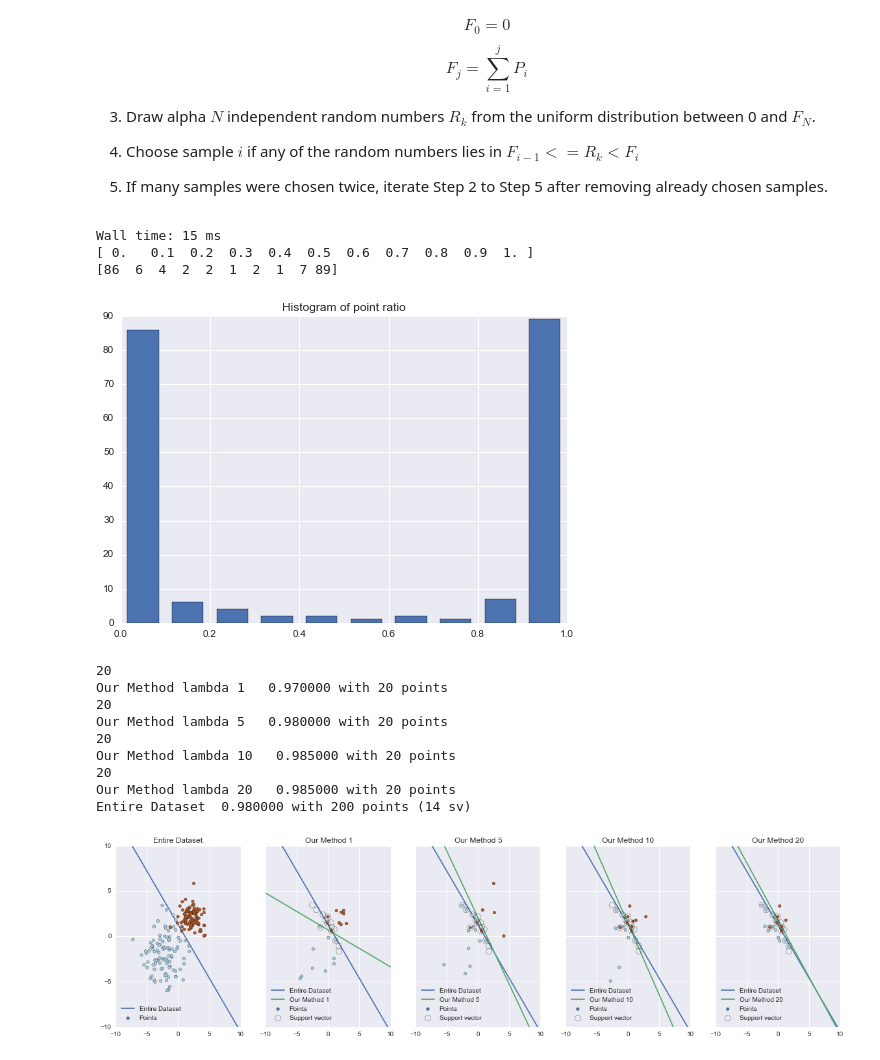
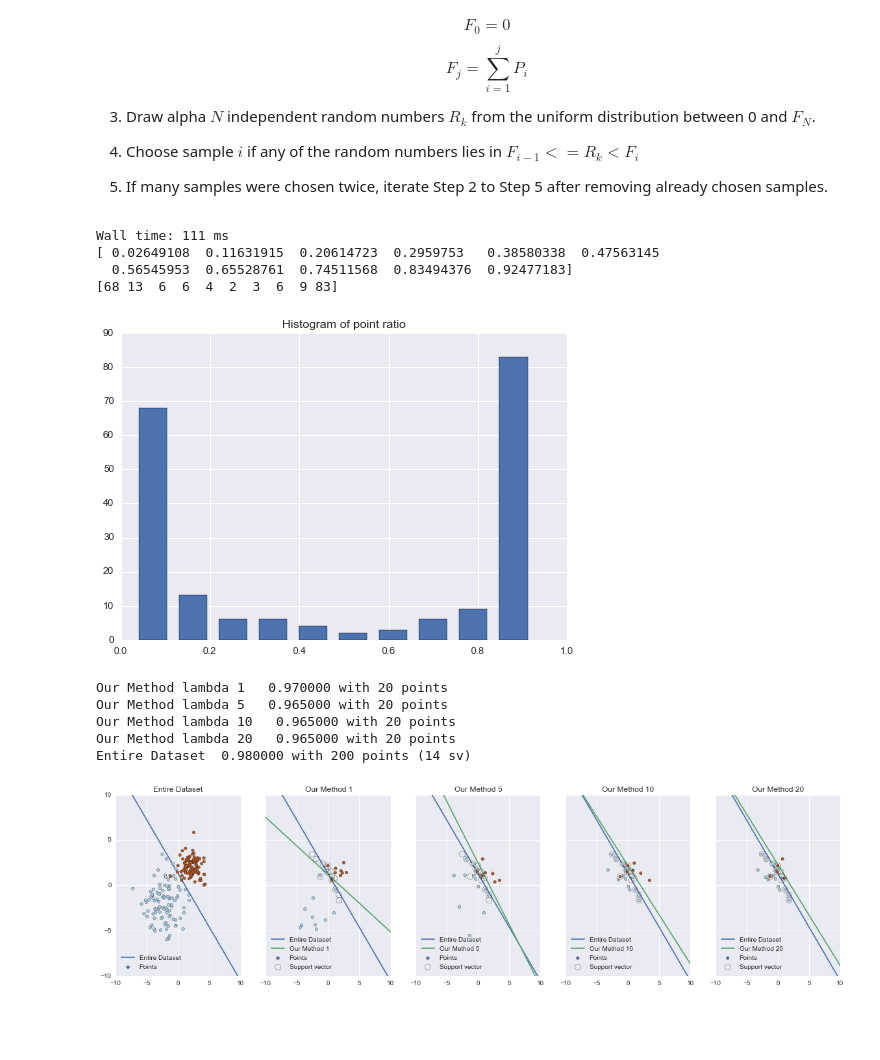
Before and after one commit to jkirsch/hashbucketscreening, a Jupyter notebook: docs/Bucket screening - Biased Sampling.ipynb, the cells around one changed output. Cells and saved outputs as stored; diff of their text form; code cells hidden in the pictures; blank space fills up the shorter version.

```diff
--- a/docs/Bucket screening - Biased Sampling.ipynb
+++ b/docs/Bucket screening - Biased Sampling.ipynb
@@ -248,20 +248,21 @@ from sklearn import preprocessing
 
 # = preprocessing.scale(X)
 # %%
-screen = BucketScreening(6, X.shape[1], hashes=10, bias=True, uniform=True, mode='pos')
+screen = BucketScreening(2, X.shape[1], hashes=100, bias=True, uniform=True, mode='pos')
 
 # 6, 100
 # good 5 bits, hashes 100
 
 %time screen.screen(X,Y)
 
 reducedX, reducedY = screen.filter(X,Y, min=0.5,max=1)
 screen.plotHistogram()
 # %% [output]
-Wall time: 15 ms
-[ 0.   0.1  0.2  0.3  0.4  0.5  0.6  0.7  0.8  0.9  1. ]
-[86  6  4  2  2  1  2  1  7 89]
+Wall time: 111 ms
+[ 0.02649108  0.11631915  0.20614723  0.2959753   0.38580338  0.47563145
+  0.56545953  0.65528761  0.74511568  0.83494376  0.92477183]
+[68 13  6  6  4  2  3  6  9 83]
-[figure, old version]
+[figure, new version]
 # %%
 # Now compute P_i for each point
 # train svm on the entire data
@@ -321,13 +322,9 @@ ax1.legend(loc='lower left')
 #ax1.show()
 print('Entire Dataset  %f with %d points (%d sv)'% (entire.score(X,Y),X.shape[0], entire.support_vectors_.shape[0]))
 # %% [output]
-20
 Our Method lambda 1   0.970000 with 20 points
-20
-Our Method lambda 5   0.980000 with 20 points
-20
-Our Method lambda 10   0.985000 with 20 points
-20
-Our Method lambda 20   0.985000 with 20 points
+Our Method lambda 5   0.965000 with 20 points
+Our Method lambda 10   0.965000 with 20 points
+Our Method lambda 20   0.965000 with 20 points
 Entire Dataset  0.980000 with 200 points (14 sv)
-[figure, old version]
+[figure, new version]
```
